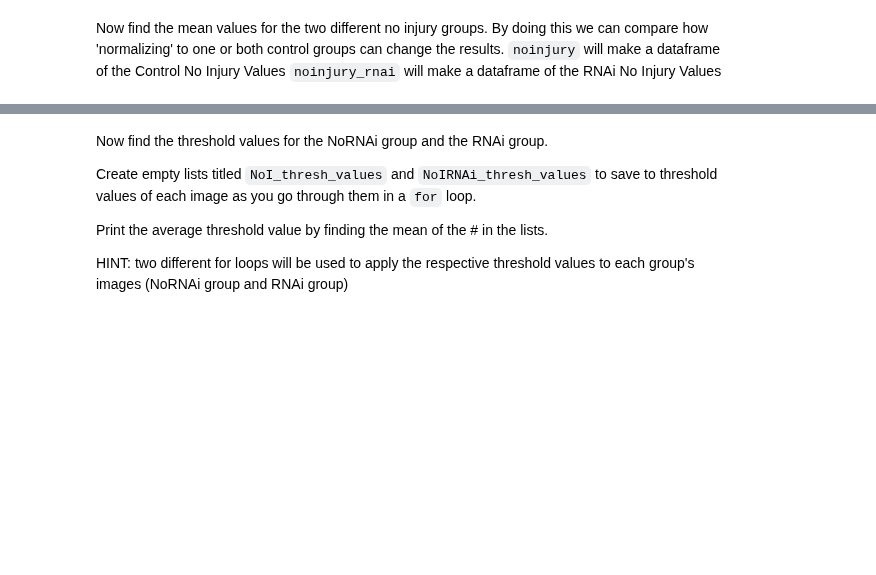
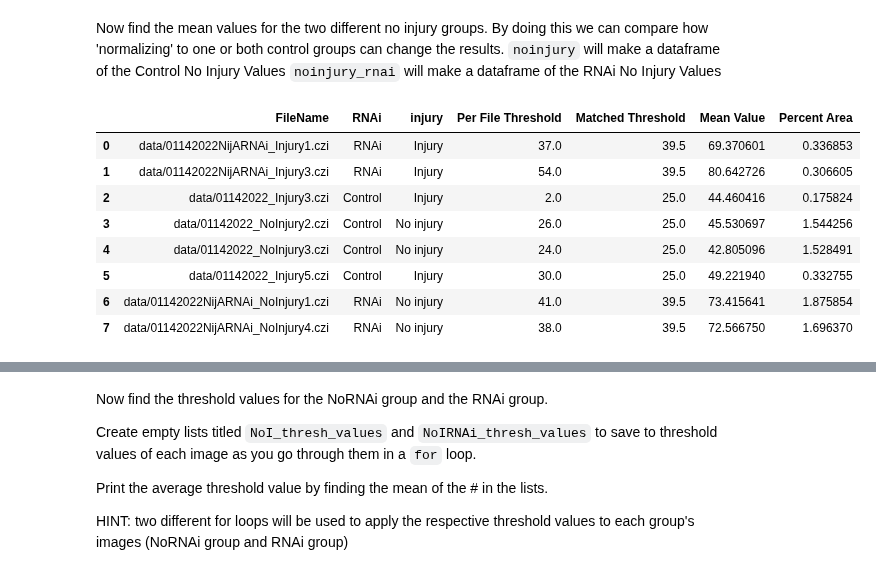
Before and after one commit to svdavid/NEUS642, a Jupyter notebook: notebooks/week8_02-22_image_quantification/week8_Image_Quantification_students.ipynb, the cells around one changed output, grey strips where cells are left out. Saved outputs shown, nothing was run; the diff lists cells and outputs as text; code cells hidden in the pictures; blank space fills up the shorter version.

```diff
--- a/notebooks/week8_02-22_image_quantification/week8_Image_Quantification_students.ipynb
+++ b/notebooks/week8_02-22_image_quantification/week8_Image_Quantification_students.ipynb
@@ -266,7 +299,15 @@ def calculate_threshold(path):
     int
     '''
 
-# Your answer here
+    # Your answer here
+    czi_img = czifile.imread(path)
+    czi_img = czi_img[0,0,0,:,:,:,0]
+    maximg = czi_img.max(axis = 0)
+
+    thresh = filters.threshold_otsu(maximg)
+    #binary_mask = maximg >= thresh
+
+    return thresh
 # %% [markdown]
 Now run the function to make sure it works! Put the value in a variable called `threshold_value`
 What value did you get?
@@ -400,5 +480,9 @@ print(noinjury)
 Of the noinjury images calculate the threshold for each image and add them to a list called `threshold_values1`
 # %%
 # Your answer here
+threshold_values1=[]
+for file in noinjury['FileName']:
+    threshold_values1.append(calculate_threshold(file))
+    values =
 # %%
 print(threshold_values1)
@@ -409,3 +495,5 @@ Call the average `noi_mean1`.
 This is the one threshold value that will be applied to all of the images.
 # %%
 # Your answer here
+noi_mean1 = np.mean(threshold_values1)
+print(noi_mean1)
@@ -423,3 +513,12 @@ percent_area = []
 value_df =  pd.DataFrame()
 # %%
 # Your answer here
+for file in df['FileName']:
+    maximg = get_max_proj(file)
+    values = calculate_metrics(maximg ,thresh)
+    mean_values.append(values[0])
+    percent_area.append(values[1])
+
+df['Mean Value']=mean_values
+df['Percent Area']=percent_area
+df
@@ -480,6 +614,33 @@ Now find the mean values for the two different no injury groups.
 By doing this we can compare how 'normalizing' to one or both control groups can change the results.
 `noinjury` will make a dataframe of the Control No Injury Values
 `noinjury_rnai` will make a dataframe of the RNAi No Injury Values
+# %%
+noinjury_idx = (df['RNAi'] == 'Control') & (df['injury'] == 'No injury')
+noinjury_rnai_idx = (df['RNAi'] == 'RNAi') & (df['injury'] == 'No injury')
+
+for i,r in df.iterrows():
+    df.at[i,'Per File Threshold'] = calculate_threshold(r['FileName'])
+
+df.loc[df.RNAi=='Control','Matched Threshold']=np.mean(df.loc[noinjury_idx,'Per File Threshold'])
+df.loc[df.RNAi=='RNAi','Matched Threshold']=np.mean(df.loc[noinjury_rnai_idx,'Per File Threshold'])
+
+for i,r in df.iterrows():
+    max = get_max_proj(r['FileName'])
+    values = calculate_metrics(max, r['Matched Threshold'])
+    df.at[i,'Mean Value'] = values[0]
+    df.at[i,'Percent Area'] = values[1]
+
+df
+# %% [output]
+|  | FileName | RNAi | injury | Per File Threshold | Matched Threshold | Mean Value | Percent Area |
+| 0 | data/01142022NijARNAi_Injury1.czi | RNAi | Injury | 37.0 | 39.5 | 69.370601 | 0.336853 |
+| 1 | data/01142022NijARNAi_Injury3.czi | RNAi | Injury | 54.0 | 39.5 | 80.642726 | 0.306605 |
+| 2 | data/01142022_Injury3.czi | Control | Injury | 2.0 | 25.0 | 44.460416 | 0.175824 |
+| 3 | data/01142022_NoInjury2.czi | Control | No injury | 26.0 | 25.0 | 45.530697 | 1.544256 |
+| 4 | data/01142022_NoInjury3.czi | Control | No injury | 24.0 | 25.0 | 42.805096 | 1.528491 |
+| 5 | data/01142022_Injury5.czi | Control | Injury | 30.0 | 25.0 | 49.221940 | 0.332755 |
+| 6 | data/01142022NijARNAi_NoInjury1.czi | RNAi | No injury | 41.0 | 39.5 | 73.415641 | 1.875854 |
+| 7 | data/01142022NijARNAi_NoInjury4.czi | RNAi | No injury | 38.0 | 39.5 | 72.566750 | 1.696370 |
 # %%
 noinjury = df[(df['RNAi'] == 'Control') & (df['injury'] == 'No injury')]
 noinjury_rnai = df[(df['RNAi'] == 'RNAi') & (df['injury'] == 'No injury')]
```
Also changed, not shown: parts of 38 cells of this notebook, 13 other files.
